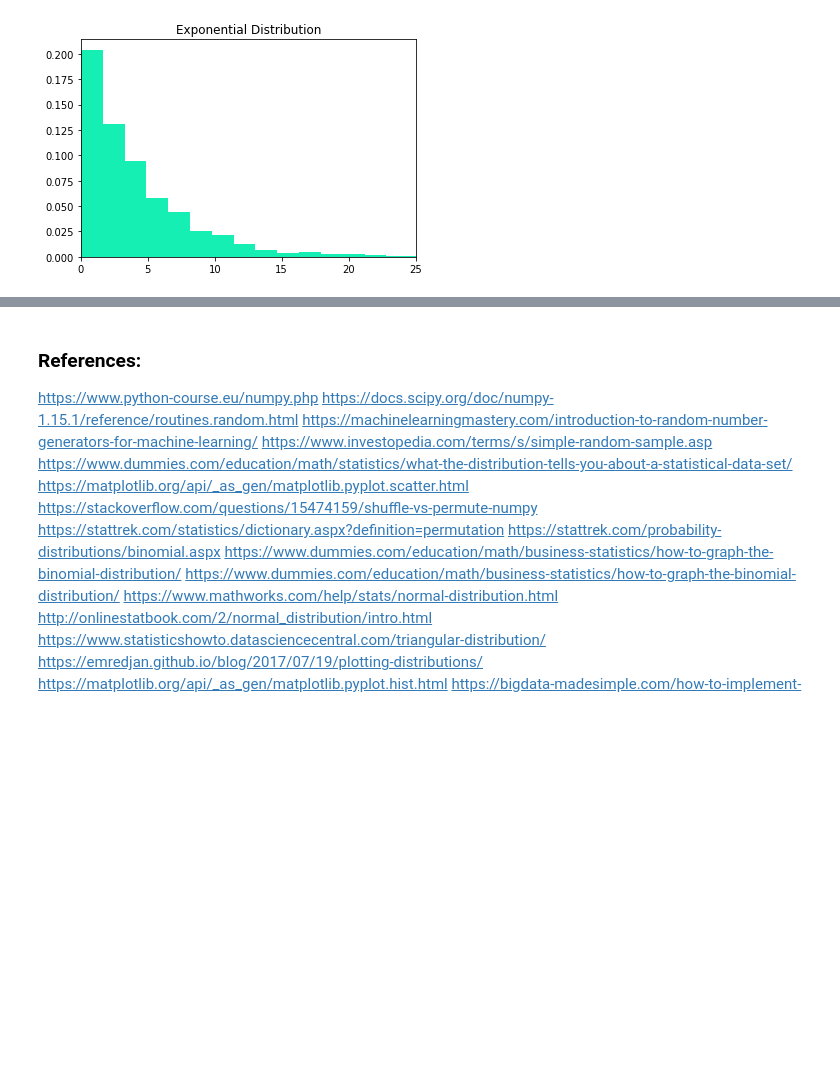
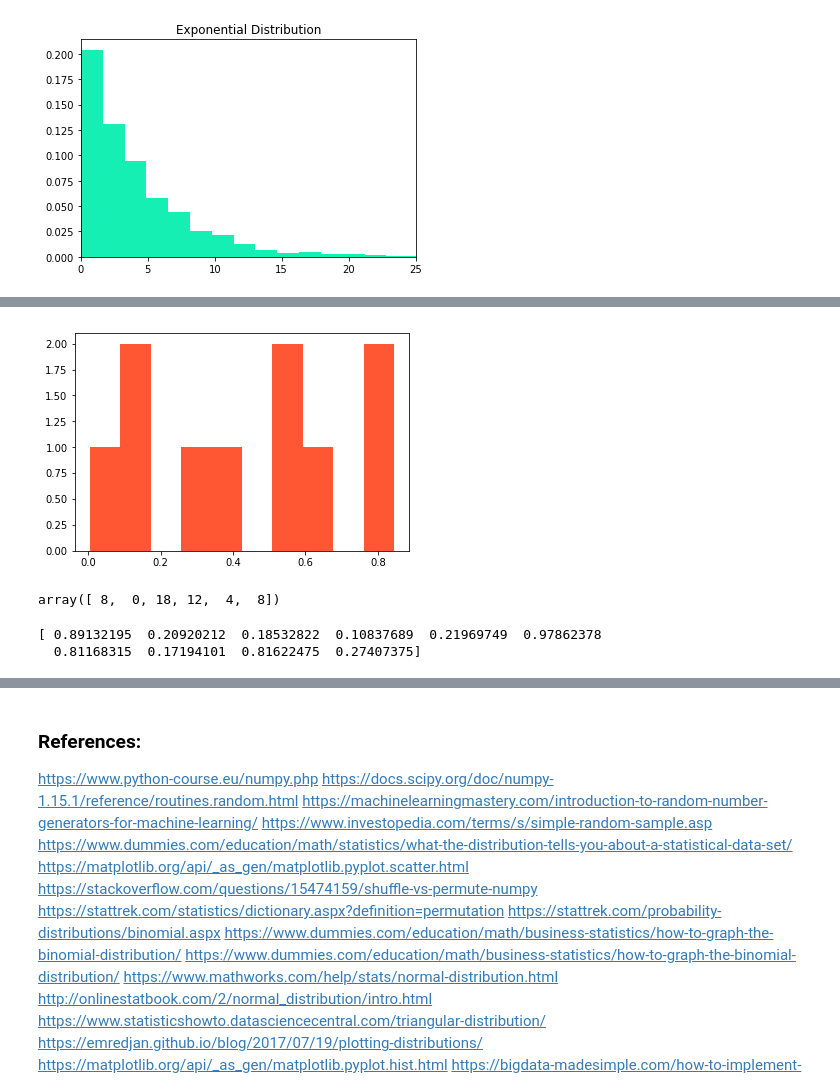
Before and after one commit to shammas012/NumpyRandom, a Jupyter notebook: NumpyRandomPackage.ipynb, the cells around one changed output, grey strips where cells are left out. Saved outputs shown, nothing was run; the diff lists cells and outputs as text; code cells hidden in the pictures; blank space fills up the shorter version.

```diff
--- a/NumpyRandomPackage.ipynb
+++ b/NumpyRandomPackage.ipynb
@@ -363,0 +407,15 @@ All these function provide the output by performing some operation on a value. W
+# %%
+plt.hist(randThirdExecution, facecolor='#FF5733')
+plt.show()
+# %% [output]
+[figure, added]
+# %%
+rm.choice(np.arange(0,20,2),6,replace='True')
+# %% [output]
+array([ 8,  0, 18, 12,  4,  8])
+# %%
+randFourthExecution = np.random.rand(10)
+print(randFourthExecution)
+# %% [output]
+[ 0.89132195  0.20920212  0.18532822  0.10837689  0.21969749  0.97862378
+  0.81168315  0.17194101  0.81622475  0.27407375]
```
Also changed, not shown: parts of 11 cells of this notebook.
